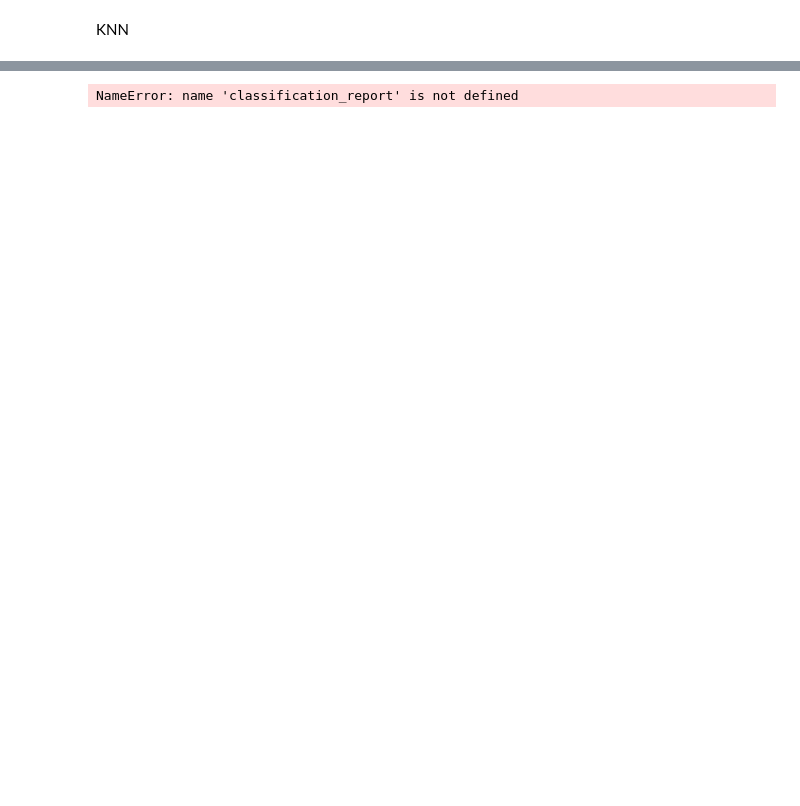
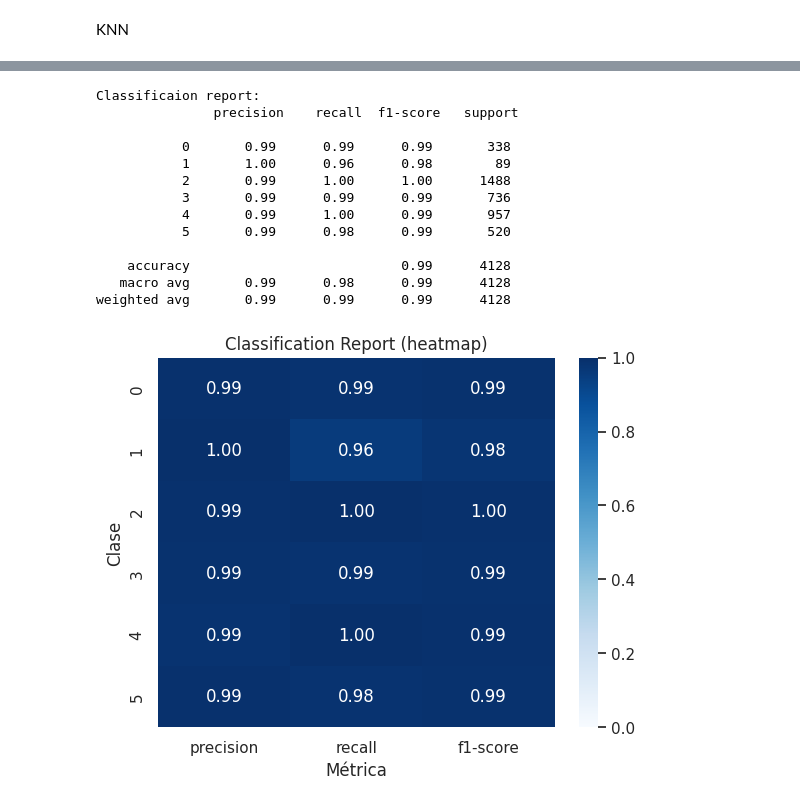
Before and after one commit to 4GeeksAcademy/ginappedrosa-ML-kmeans-housing, a Jupyter notebook: src/explore.ipynb, the cells around one changed output, grey strips where cells are left out. Cells and saved outputs as stored; diff of their text form; code cells hidden in the pictures; blank space fills up the shorter version.

```diff
--- a/src/explore.ipynb
+++ b/src/explore.ipynb
@@ -217,0 +127,5 @@ plt.show()
+# %%
+X_train['cluster'] = model.predict(X_train)
+X_test['cluster'] = model.predict(X_test)
+
+X_train.head()
@@ -218,25 +141,29 @@ plt.show()
 # %% [markdown]
 KNN
+# %%
+x_train_knn = X_train[num_variables]
+x_test_knn = X_test[num_variables]
+y_train = X_train["cluster"]
+y_test = X_test["cluster"]
 # %%
 from sklearn.neighbors import KNeighborsClassifier
 from sklearn.metrics import accuracy_score
 
 accuracy_results = []
 
-for dataset in [
-    X_train_con_outliers,
-    X_train_sin_outliers,
-    X_train_scal,
-]:
-    model = KNeighborsClassifier(
+model = KNeighborsClassifier(
         n_neighbors=5,
         metric='euclidean',
         weights='distance',
 )
-    model.fit(dataset, y_train)
-    y_pred = model.predict(dataset)
-    accuracy = accuracy_score(y_train, y_pred)
-    accuracy_results.append(accuracy_score(y_train, y_pred))
+model.fit(x_train_knn, y_train)
+y_pred = model.predict(x_train_knn)
+accuracy_results.append(accuracy_score(y_train, y_pred))
+
+
+y_pred_test = model.predict(x_test_knn)
+accuracy_results.append(accuracy_score(y_test, y_pred_test))
+
 
 print("Accuracy:", accuracy_results)
 print("Mejor Accuracy:", max(accuracy_results))
@@ -245,12 +172 @@ Accuracy: [1.0, 1.0, 1.0]
 Mejor Accuracy: 1.0
-# %%
-model = KNeighborsClassifier(
-        n_neighbors=5,
-        metric='euclidean',
-        weights='distance',
-)
-model.fit(X_train_con_outliers, y_train)
-y_pred_test = model.predict(X_train_sin_outliers)
-
-accuracy = accuracy_score(y_test, y_pred_test)
-print("Accuracy en test:", accuracy)
@@ -273,19 +194,32 @@ plt.show()
 # %%
 cr = classification_report(y_test, y_pred_test)
 print("Classificaion report:\n", cr)
 
 rep = classification_report(
     y_test, y_pred_test,
     output_dict=True,
-    target_names=["0 (baja)", "1 (media)", "2 (alta)"]
+    target_names=["0", "1", "2", "3", "4", "5"]
 )
 total_data = pd.DataFrame(rep).T
 
-heat = total_data.loc[["0 (baja)", "1 (media)", "2 (alta)"], ["precision", "recall", "f1-score"]]
+heat = total_data.loc[["0", "1", "2", "3", "4", "5"], ["precision", "recall", "f1-score"]]
 
 sns.heatmap(heat, annot=True, fmt=".2f", vmin=0, vmax=1, cmap="Blues")
 plt.title("Classification Report (heatmap)")
 plt.ylabel("Clase"); plt.xlabel("Métrica")
 plt.show()
 # %% [output]
-NameError: name 'classification_report' is not defined
+Classificaion report:
+               precision    recall  f1-score   support
+
+           0       0.99      0.99      0.99       338
+           1       1.00      0.96      0.98        89
+           2       0.99      1.00      1.00      1488
+           3       0.99      0.99      0.99       736
+           4       0.99      1.00      0.99       957
+           5       0.99      0.98      0.99       520
+
+    accuracy                           0.99      4128
+   macro avg       0.99      0.98      0.99      4128
+weighted avg       0.99      0.99      0.99      4128
+[figure, added]
```
Also changed, not shown: parts of 12 cells of this notebook.
